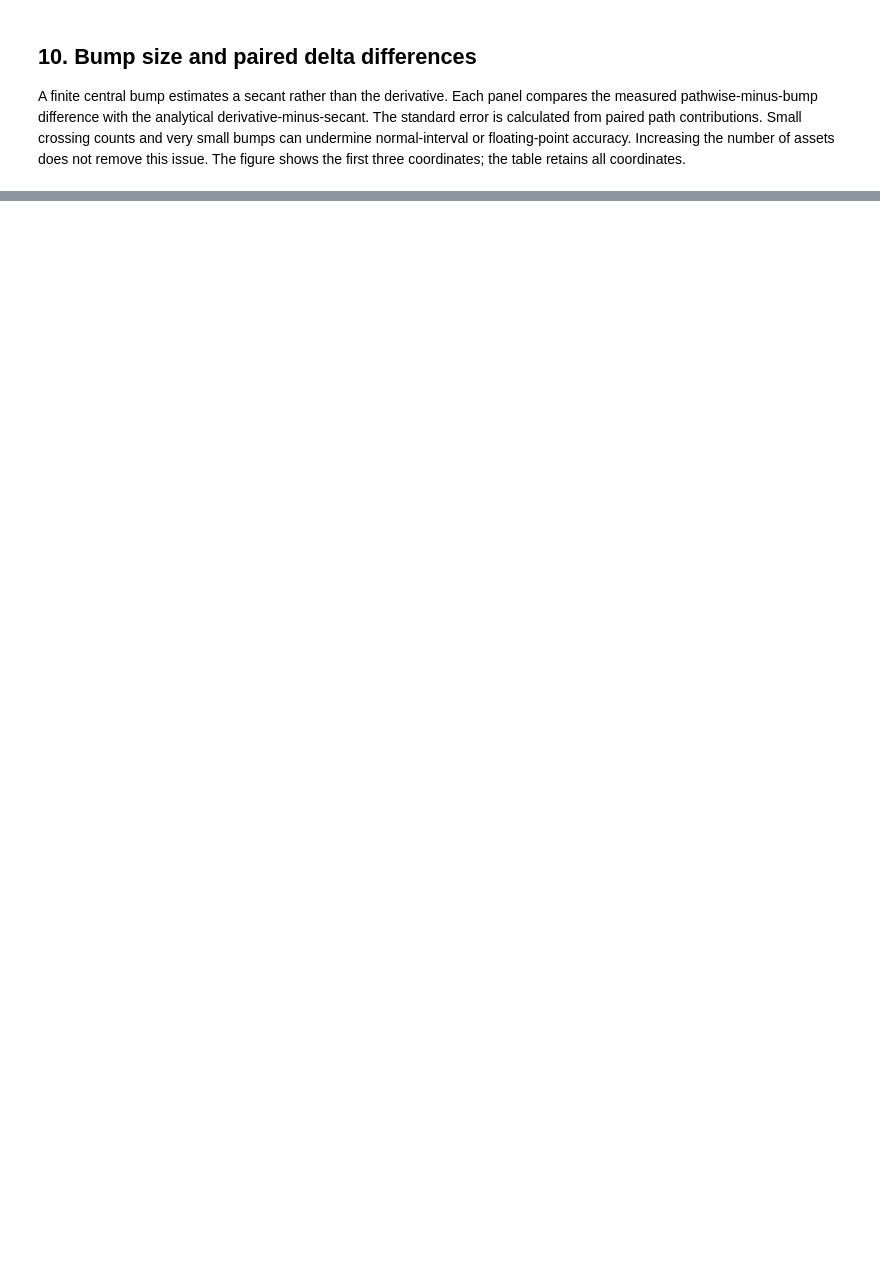
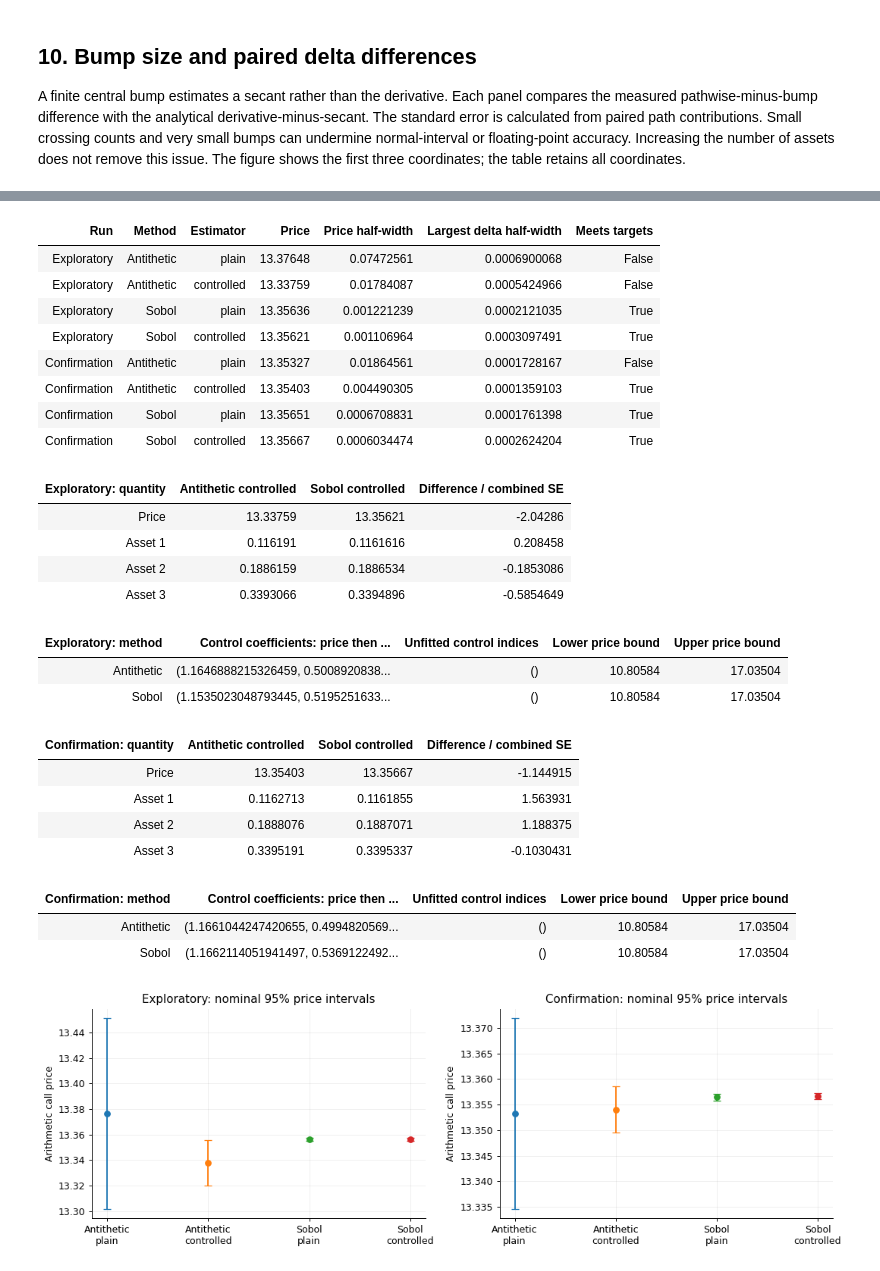
Before and after one commit to KVInator/deep-bsde-pricing, a Jupyter notebook: notebooks/02_basket_references.ipynb, the cells around one changed output, grey strips where cells are left out. Drawn from its saved outputs; the diff is of its cells as text; code cells hidden in the pictures; blank space fills up the shorter version.

```diff
--- a/notebooks/02_basket_references.ipynb
+++ b/notebooks/02_basket_references.ipynb
@@ -423,0 +496,62 @@ table(["Asset","Relative bump","Paired difference","Paired SE","Analytical gap",
+# %%
+summary_rows=[]
+for stage,runs in (("Exploratory",exploratory),("Confirmation",confirmation)):
+    for method,(result,elapsed) in runs.items():
+        for kind in ("plain","controlled"):
+            stats=getattr(result,kind)
+            price_hw=half_width(stats.price)
+            delta_hw=[half_width(s) for s in stats.deltas]
+            meets=(price_hw is not None and price_hw <= price_half_width_target
+                   and all(h is not None and h <= delta_half_width_target for h in delta_hw))
+            summary_rows.append((stage,method,kind,stats.price.estimate,price_hw,
+                max(delta_hw) if all(h is not None for h in delta_hw) else "undefined",meets))
+table(["Run","Method","Estimator","Price","Price half-width","Largest delta half-width","Meets targets"],summary_rows)
+for stage,runs in (("Exploratory",exploratory),("Confirmation",confirmation)):
+    a,b=[runs[name][0] for name in ("Antithetic","Sobol")]
+    table([f"{stage}: quantity","Antithetic controlled","Sobol controlled","Difference / combined SE"],
+          [(name,left.estimate,right.estimate,(left.estimate-right.estimate)/np.hypot(left.standard_error,right.standard_error))
+           for name,left,right in zip(["Price",*labels],
+               (a.controlled.price,*a.controlled.deltas),(b.controlled.price,*b.controlled.deltas))])
+    table([f"{stage}: method","Control coefficients: price then deltas","Unfitted control indices","Lower price bound","Upper price bound"],
+          [(method,result.control_coefficients,result.unfitted_controls,result.lower_price_bound,result.upper_price_bound)
+           for method,(result,elapsed) in runs.items()])
+fig,axes=plt.subplots(1,2,figsize=(12,4))
+for ax,(stage,runs) in zip(axes,(("Exploratory",exploratory),("Confirmation",confirmation))):
+    names=[]
+    for method,(result,elapsed) in runs.items():
+        for kind in ("plain","controlled"):
+            stat=getattr(result,kind).price
+            x=len(names)
+            names.append(f"{method}\n{kind}")
+            ax.errorbar(x,stat.estimate,yerr=half_width(stat),fmt="o",capsize=4)
+    ax.set_xticks(range(len(names)),names)
+    ax.set(title=f"{stage}: nominal 95% price intervals",ylabel="Arithmetic call price")
+fig.tight_layout()
+plt.show()
+# %% [output]
+| Run | Method | Estimator | Price | Price half-width | Largest delta half-width | Meets targets |
+| Exploratory | Antithetic | plain | 13.37648 | 0.07472561 | 0.0006900068 | False |
+| Exploratory | Antithetic | controlled | 13.33759 | 0.01784087 | 0.0005424966 | False |
+| Exploratory | Sobol | plain | 13.35636 | 0.001221239 | 0.0002121035 | True |
+| Exploratory | Sobol | controlled | 13.35621 | 0.001106964 | 0.0003097491 | True |
+| Confirmation | Antithetic | plain | 13.35327 | 0.01864561 | 0.0001728167 | False |
+| Confirmation | Antithetic | controlled | 13.35403 | 0.004490305 | 0.0001359103 | True |
+| Confirmation | Sobol | plain | 13.35651 | 0.0006708831 | 0.0001761398 | True |
+| Confirmation | Sobol | controlled | 13.35667 | 0.0006034474 | 0.0002624204 | True |
+| Exploratory: quantity | Antithetic controlled | Sobol controlled | Difference / combined SE |
+| Price | 13.33759 | 13.35621 | -2.04286 |
+| Asset 1 | 0.116191 | 0.1161616 | 0.208458 |
+| Asset 2 | 0.1886159 | 0.1886534 | -0.1853086 |
+| Asset 3 | 0.3393066 | 0.3394896 | -0.5854649 |
+| Exploratory: method | Control coefficients: price then ... | Unfitted control indices | Lower price bound | Upper price bound |
+| Antithetic | (1.1646888215326459, 0.5008920838... | () | 10.80584 | 17.03504 |
+| Sobol | (1.1535023048793445, 0.5195251633... | () | 10.80584 | 17.03504 |
+| Confirmation: quantity | Antithetic controlled | Sobol controlled | Difference / combined SE |
+| Price | 13.35403 | 13.35667 | -1.144915 |
+| Asset 1 | 0.1162713 | 0.1161855 | 1.563931 |
+| Asset 2 | 0.1888076 | 0.1887071 | 1.188375 |
+| Asset 3 | 0.3395191 | 0.3395337 | -0.1030431 |
+| Confirmation: method | Control coefficients: price then ... | Unfitted control indices | Lower price bound | Upper price bound |
+| Antithetic | (1.1661044247420655, 0.4994820569... | () | 10.80584 | 17.03504 |
+| Sobol | (1.1662114051941497, 0.5369122492... | () | 10.80584 | 17.03504 |
+[figure, added]
```
Also changed, not shown: parts of 13 cells of this notebook, 7 other files.
